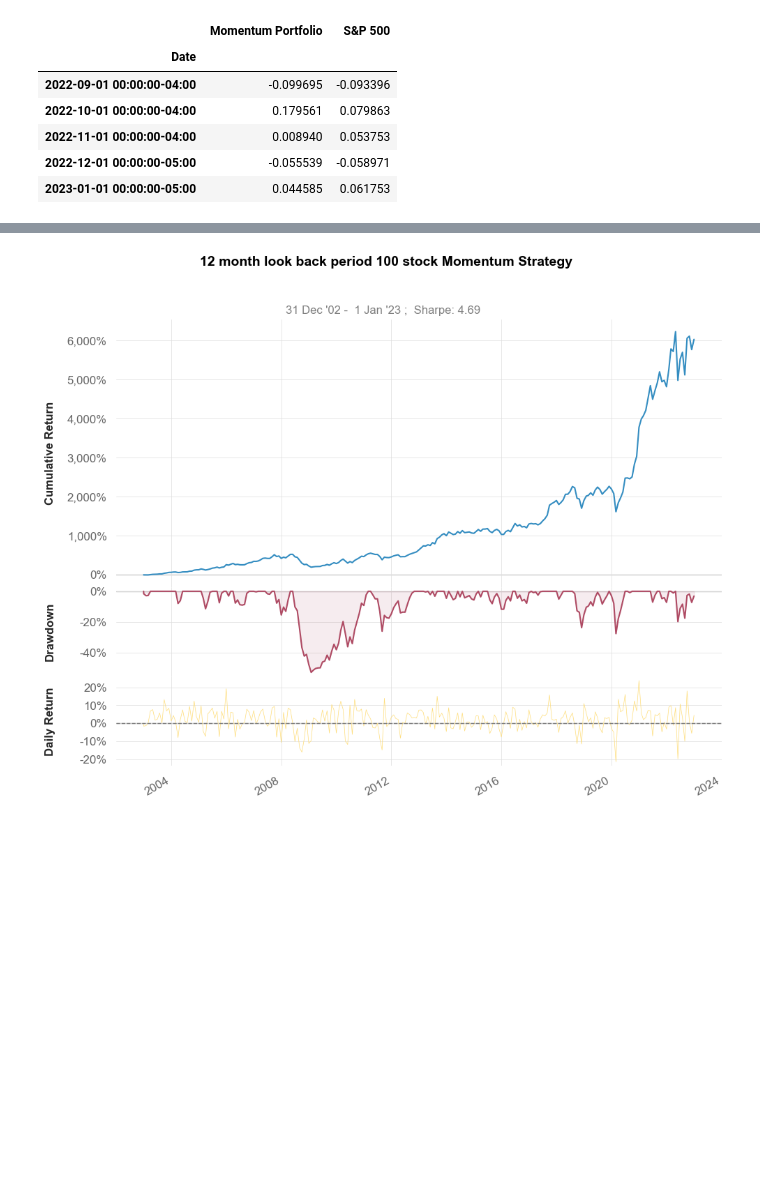
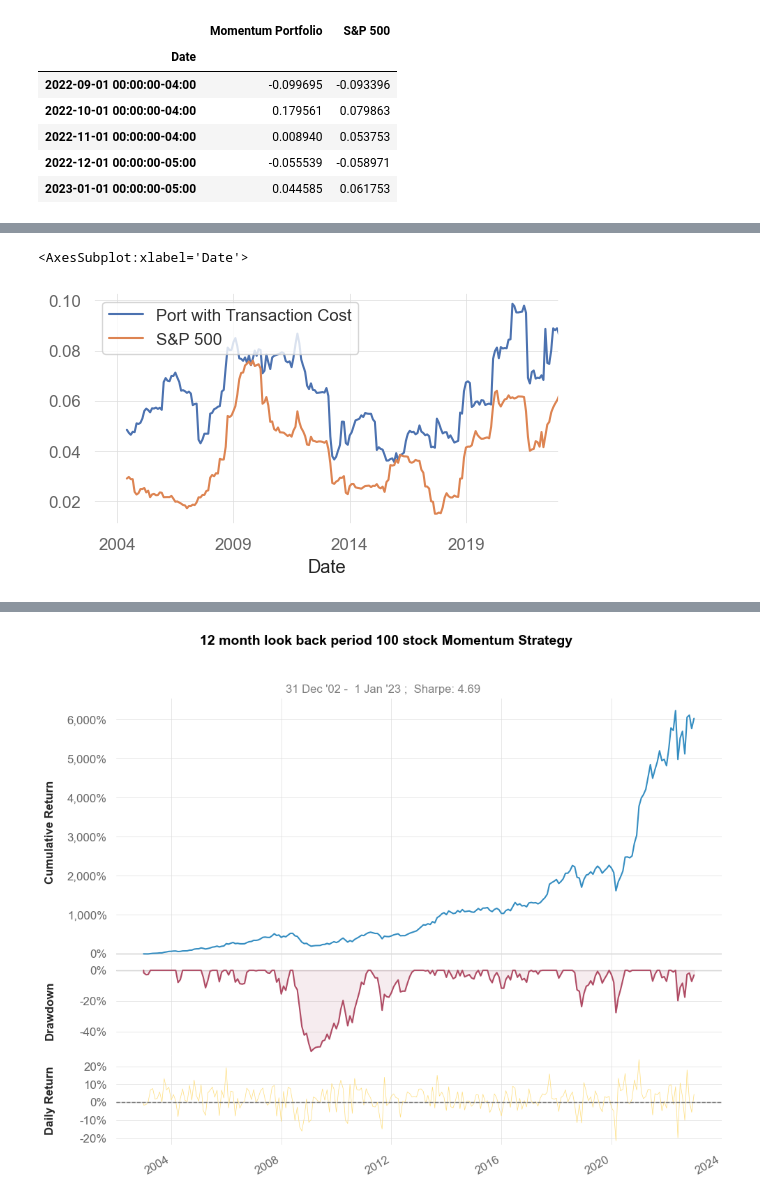
Before and after one commit to Huayonglu/Project-1, a Jupyter notebook: project_1_real.ipynb, the cells around one changed output, grey strips where cells are left out. Saved outputs shown, nothing was run; the diff lists cells and outputs as text; code cells hidden in the pictures; blank space fills up the shorter version.

```diff
--- a/project_1_real.ipynb
+++ b/project_1_real.ipynb
@@ -418,0 +421,5 @@ real_comparison['S&P 500'] = comparison['S&P 500']
+# %%
+real_comparison.rolling(window=18).std().plot(figsize=[6,3])
+# %% [output]
+<AxesSubplot:xlabel='Date'>
+[figure, added]
```
Also changed, not shown: parts of 9 cells of this notebook.
